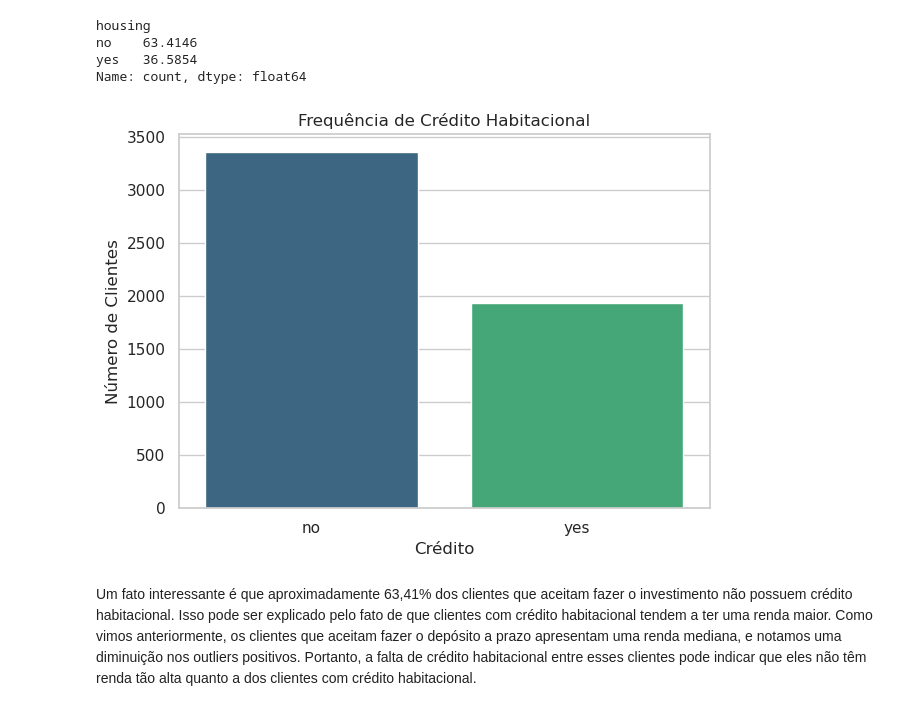
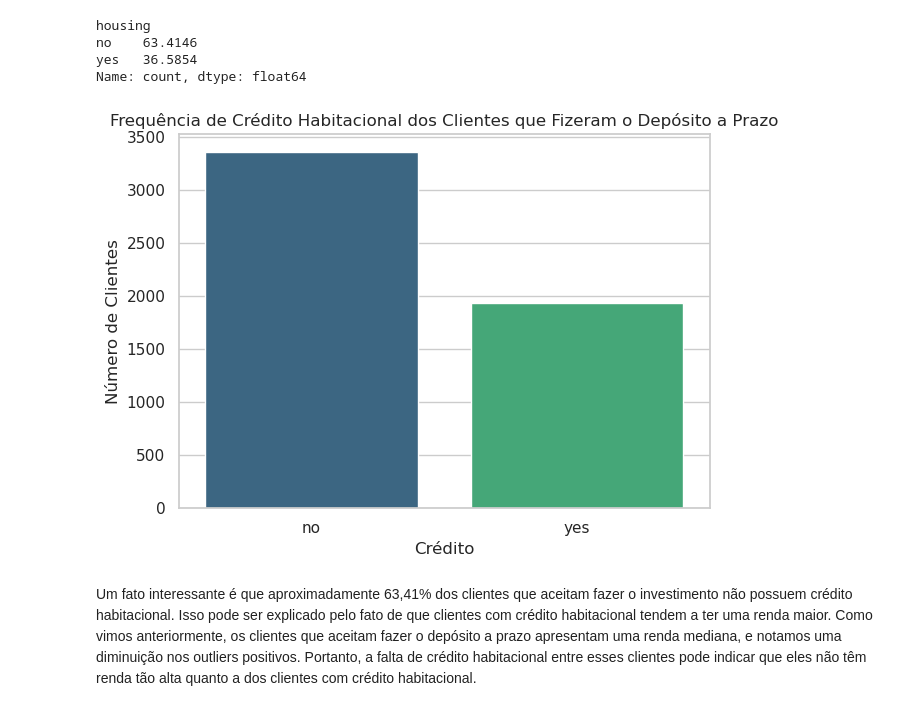
Before and after one commit to gabrieldadcarvalho/machine_learning, a Jupyter notebook: pjt_final/data_understanding.ipynb, the cells around one changed output. Cells and saved outputs as stored; diff of their text form; code cells hidden in the pictures.

```diff
--- a/pjt_final/data_understanding.ipynb
+++ b/pjt_final/data_understanding.ipynb
@@ -715,13 +715,13 @@ Name: count, dtype: float64
 # %%
 # Criando um gráfico de frêquencia dos clientes que aceitaram o produto
 sns.barplot(x=housing_y_counts.index, y=housing_y_counts.values, palette='viridis')
-plt.title('Frequência de Crédito Habitacional')
+plt.title('Frequência de Crédito Habitacional dos Clientes que Fizeram o Depósito a Prazo')
 plt.xlabel('Crédito')
 plt.ylabel('Número de Clientes')
 #plt.xticks(rotation=90)
 plt.tight_layout()
 # %% [output]
-[figure, old version]
+[figure, new version]
 # %% [markdown]
 Um fato interessante é que aproximadamente 63,41% dos clientes que aceitam fazer o investimento não possuem crédito habitacional. Isso pode ser explicado pelo fato de que clientes com crédito habitacional tendem a ter uma renda maior. Como vimos anteriormente, os clientes que aceitam fazer o depósito a prazo apresentam uma renda mediana, e notamos uma diminuição nos outliers positivos. Portanto, a falta de crédito habitacional entre esses clientes pode indicar que eles não têm renda tão alta quanto a dos clientes com crédito habitacional.
 # %% [markdown]
```
Also changed, not shown: parts of 6 cells of this notebook.
